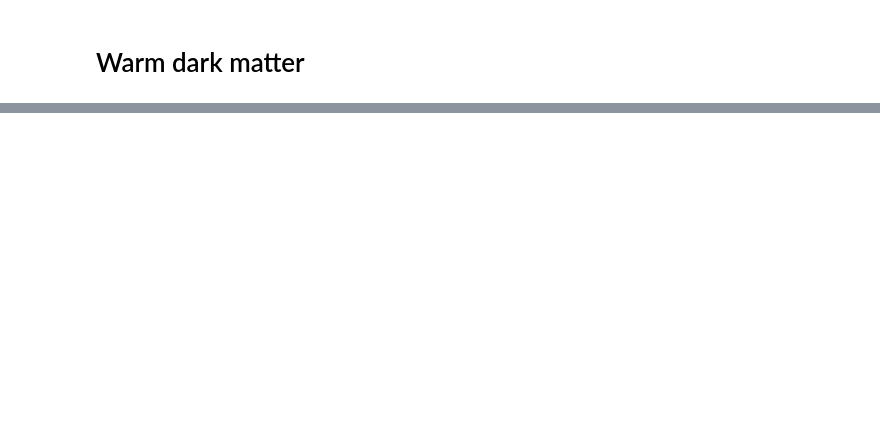
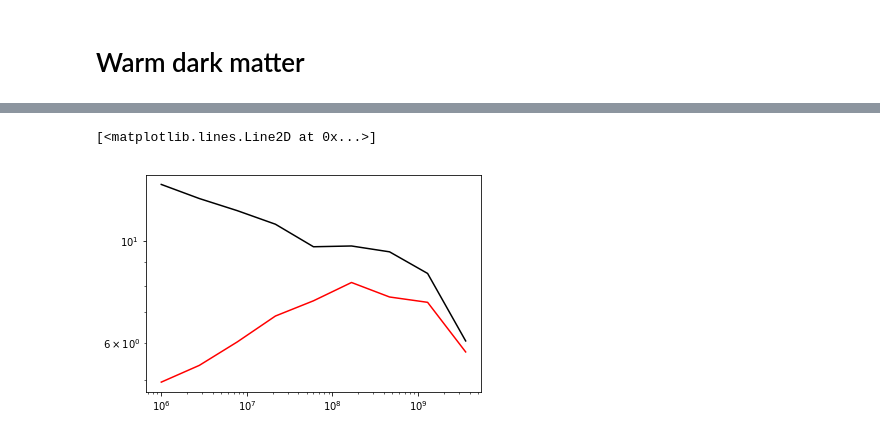
Before and after one commit to dangilman/pyHalo, a Jupyter notebook: example_notebooks/example_generating_realizations.ipynb, the cells around one changed output, grey strips where cells are left out. Saved outputs shown, nothing was run; the diff lists cells and outputs as text; code cells hidden in the pictures; blank space fills up the shorter version.

```diff
--- a/example_notebooks/example_generating_realizations.ipynb
+++ b/example_notebooks/example_generating_realizations.ipynb
@@ -170,0 +164,25 @@ Text(0,0.5,'n(M)')
+# %%
+halo_concentrations_cdm = np.array([halo.c for halo in realizationCDM.halos])
+halo_concentrations_wdm = np.array([halo.c for halo in realizationWDM.halos])
+halo_masses = np.logspace(6, 10, 10)
+
+mc_relation_cdm = []
+mc_relation_wdm = []
+
+for i in range(0, len(halo_masses)-1):
+
+    condition = np.logical_and(cdm_halo_masses >= halo_masses[i], cdm_halo_masses<halo_masses[i+1])
+    inds = np.where(condition)
+    c = halo_concentrations_cdm[inds]
+    mc_relation_cdm.append(np.median(c))
+
+    condition = np.logical_and(wdm_halo_masses >= halo_masses[i], wdm_halo_masses<halo_masses[i+1])
+    inds = np.where(condition)
+    c = halo_concentrations_wdm[inds]
+    mc_relation_wdm.append(np.median(c))
+
+plt.loglog(halo_masses[0:-1], mc_relation_cdm, color='k')
+plt.loglog(halo_masses[0:-1], mc_relation_wdm, color='r')
+# %% [output]
+[<matplotlib.lines.Line2D at 0x...>]
+[figure, added]
```
Also changed, not shown: parts of 14 cells of this notebook, 4 other files.
